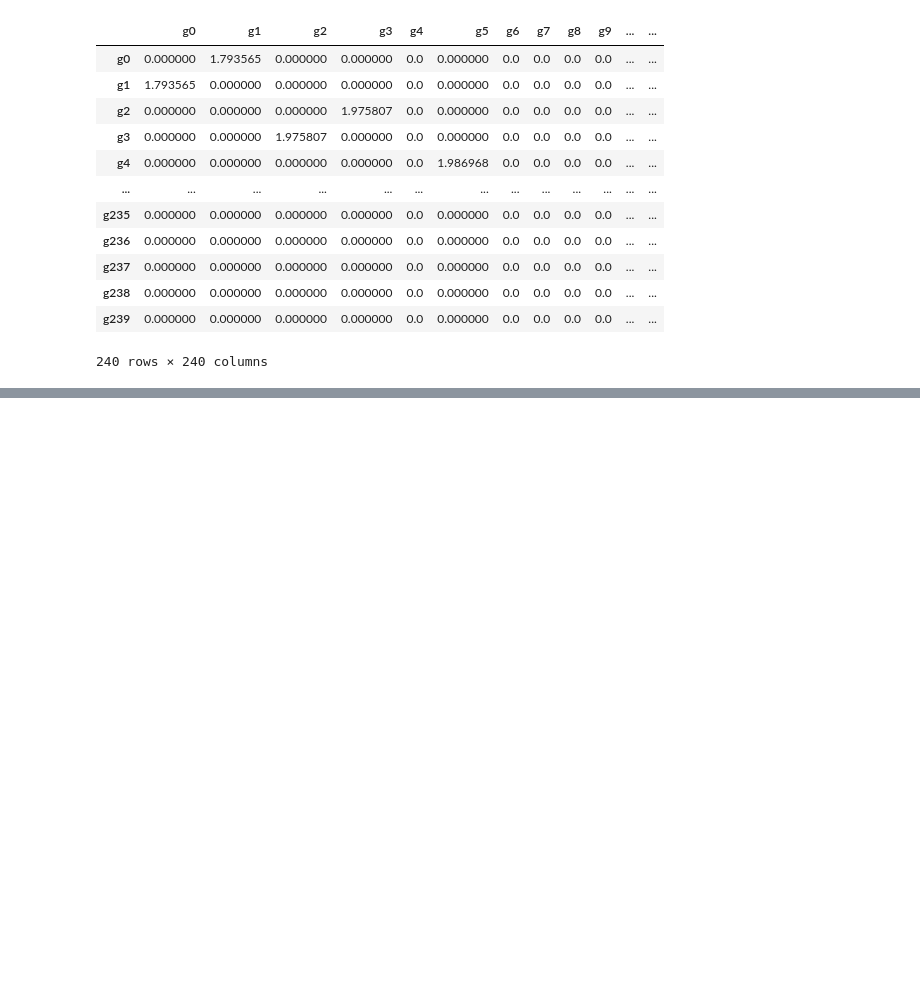
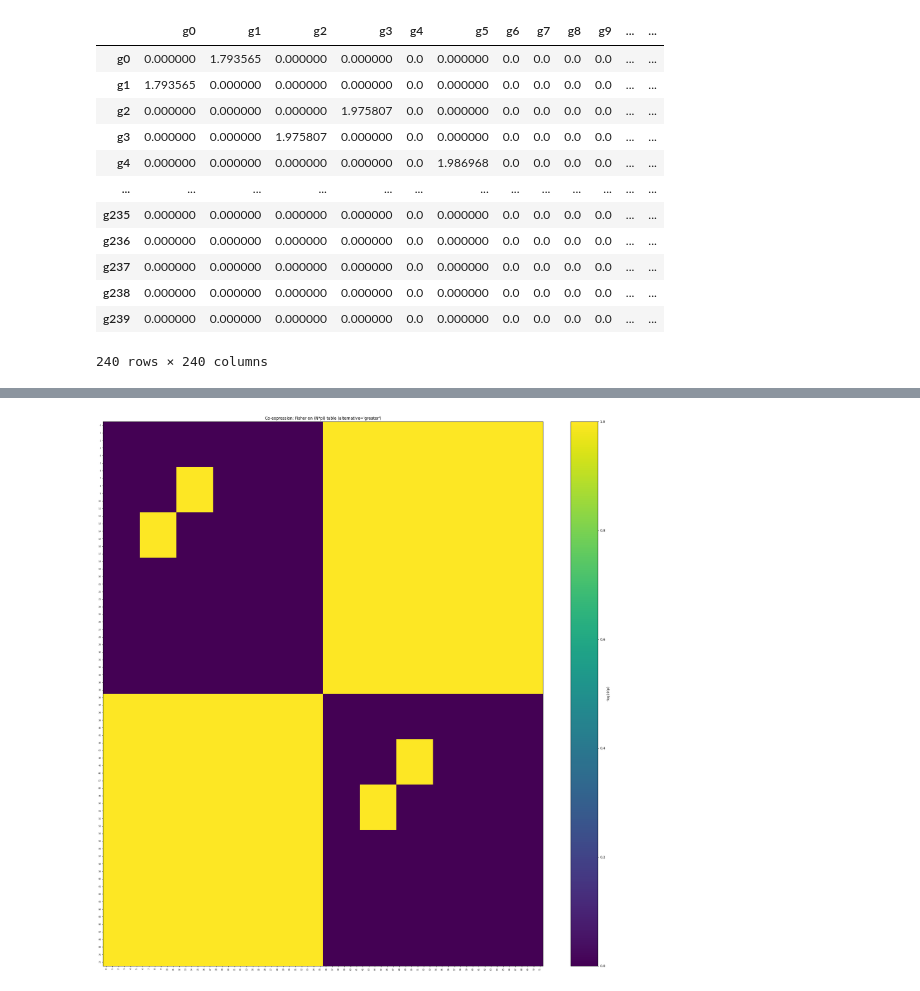
Before and after one commit to weixiwency/bivariateZINB, a Jupyter notebook: main.ipynb, the cells around one changed output, grey strips where cells are left out. Drawn from its saved outputs; the diff is of its cells as text; code cells hidden in the pictures; blank space fills up the shorter version.

```diff
--- a/main.ipynb
+++ b/main.ipynb
@@ -271,0 +294,89 @@ plt.show()
+# %%
+import numpy as np
+import scipy.sparse as sp
+import matplotlib.pyplot as plt
+
+# ========= 0) 选择基因集合：优先 HVG，否则全部 =========
+if ("highly_variable" in adata.var.columns) and adata.var["highly_variable"].notna().any():
+    genes = adata.var_names[adata.var["highly_variable"].values].tolist()
+    print(f"Using highly_variable genes: {len(genes)}")
+else:
+    genes = adata.var_names.tolist()
+    print(f"Using ALL genes: {len(genes)}  (WARNING: may be extremely slow)")
+
+G = len(genes)
+N = adata.n_obs
+
+# ========= 1) 准备热图矩阵 =========
+heat_co   = np.full((G, G), np.nan, dtype=float)   # -log10(p) for co-expression (greater)
+heat_excl = np.full((G, G), np.nan, dtype=float)   # -log10(p) for exclusivity (less)
+heat_logOR = np.full((G, G), np.nan, dtype=float)  # log(OR_pi) for direction
+
+clip_p_min = 1e-300  # 避免 p=0 -> inf
+
+# ========= 2) 预取每个基因的表达向量（避免反复切片） =========
+Y = {}
+for g in genes:
+    x = adata[:, g].X   # 如果你想用 layer，比如 counts：改成 adata[:, g].layers["counts"]
+    if sp.issparse(x):
+        x = x.toarray().reshape(-1)
+    else:
+        x = np.asarray(x).reshape(-1)
+    Y[g] = x
+
+# ========= 3) 双重循环：每对基因拟合 BZINB + Fisher(pis) =========
+for i in range(G):
+    heat_co[i, i] = 0.0
+    heat_excl[i, i] = 0.0
+    heat_logOR[i, i] = 0.0
+
+    for j in range(i + 1, G):
+        y1 = Y[genes[i]]
+        y2 = Y[genes[j]]
+
+        # 3.1 拟合 BZINB 得到 pis = [pi1,pi2,pi3,pi4]
+        model = BZINB_Model(tol=1e-4, max_iter=50, lambda_reg=0.2)
+        params, pis = model.fit(y1, y2)
+
+        # 3.2 用 pis 构表做 Fisher：共表达 / 互斥
+        p_co = fisher_from_bzinb_pis(pis, N, alternative="greater", round_mode="round", seed=0)
+        p_ex = fisher_from_bzinb_pis(pis, N, alternative="less",    round_mode="round", seed=0)
+
+        p_co = max(p_co['p_value'], clip_p_min)
+        p_ex = max(p_ex['p_value'], clip_p_min)
+
+        heat_co[i, j] = heat_co[j, i] = p_co
+        heat_excl[i, j] = heat_excl[j, i] = p_ex
+        print(i,j)
+
+
+
+# ========= 4) 画两张热图 =========
+plt.figure(figsize=(0.25*G + 6, 0.25*G + 6))
+plt.imshow(heat_co, aspect="auto")
+plt.colorbar(label="-log10(p)")
+plt.xticks(np.arange(G), genes, rotation=90, fontsize=6)
+plt.yticks(np.arange(G), genes, fontsize=6)
+plt.title("Co-expression: Fisher on (N*pi) table (alternative='greater')")
+plt.tight_layout()
+plt.show()
+
+plt.figure(figsize=(0.25*G + 6, 0.25*G + 6))
+plt.imshow(heat_excl, aspect="auto")
+plt.colorbar(label="-log10(p)")
+plt.xticks(np.arange(G), genes, rotation=90, fontsize=6)
+plt.yticks(np.arange(G), genes, fontsize=6)
+plt.title("Mutual exclusivity: Fisher on (N*pi) table (alternative='less')")
+plt.tight_layout()
+plt.show()
+
+# # （可选）方向热图：log(OR_pi)
+# plt.figure(figsize=(0.25*G + 6, 0.25*G + 6))
+# plt.imshow(heat_logOR, aspect="auto")
+# plt.colorbar(label="log(OR_pi)")
+# plt.xticks(np.arange(G), genes, rotation=90, fontsize=6)
+# plt.yticks(np.arange(G), genes, fontsize=6)
+# plt.title("Direction: log(OR_pi) from pis")
+# plt.tight_layout()
+# plt.show()
+# %% [output]
@@ -271,0 +400 @@ plt.show()
+[figure, added]
```
Also changed, not shown: parts of 20 cells of this notebook.
